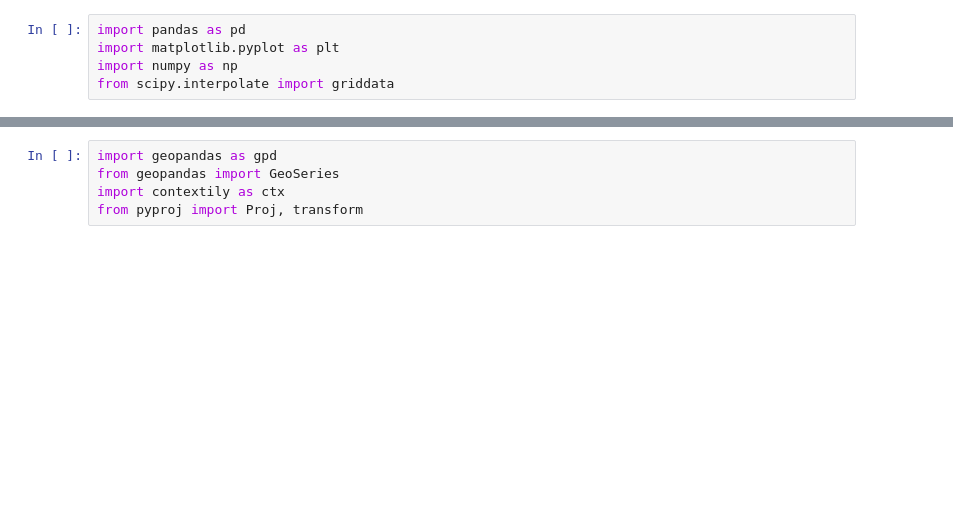
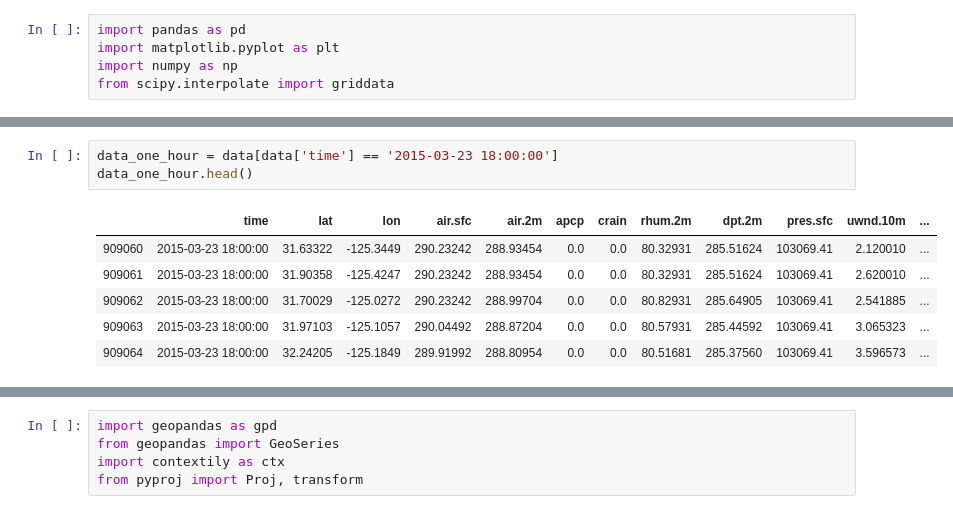
Before and after one commit to aristyogresearch/wildfire, a Jupyter notebook: notebooks/weather_data_heatmaps.ipynb, the cells around one changed output, grey strips where cells are left out. Cells and saved outputs as stored; diff of their text form; blank space fills up the shorter version.

```diff
--- a/notebooks/weather_data_heatmaps.ipynb
+++ b/notebooks/weather_data_heatmaps.ipynb
@@ -20,0 +45,10 @@ data.head()
+# %%
+data_one_hour = data[data['time'] == '2015-03-23 18:00:00']
+data_one_hour.head()
+# %% [output]
+|  | time | lat | lon | air.sfc | air.2m | apcp | crain | rhum.2m | dpt.2m | pres.sfc | uwnd.10m | ... |
+| 909060 | 2015-03-23 18:00:00 | 31.63322 | -125.3449 | 290.23242 | 288.93454 | 0.0 | 0.0 | 80.32931 | 285.51624 | 103069.41 | 2.120010 | ... |
+| 909061 | 2015-03-23 18:00:00 | 31.90358 | -125.4247 | 290.23242 | 288.93454 | 0.0 | 0.0 | 80.32931 | 285.51624 | 103069.41 | 2.620010 | ... |
+| 909062 | 2015-03-23 18:00:00 | 31.70029 | -125.0272 | 290.23242 | 288.99704 | 0.0 | 0.0 | 80.82931 | 285.64905 | 103069.41 | 2.541885 | ... |
+| 909063 | 2015-03-23 18:00:00 | 31.97103 | -125.1057 | 290.04492 | 288.87204 | 0.0 | 0.0 | 80.57931 | 285.44592 | 103069.41 | 3.065323 | ... |
+| 909064 | 2015-03-23 18:00:00 | 32.24205 | -125.1849 | 289.91992 | 288.80954 | 0.0 | 0.0 | 80.51681 | 285.37560 | 103069.41 | 3.596573 | ... |
```
Also changed, not shown: parts of 12 cells of this notebook, 43 other files.
